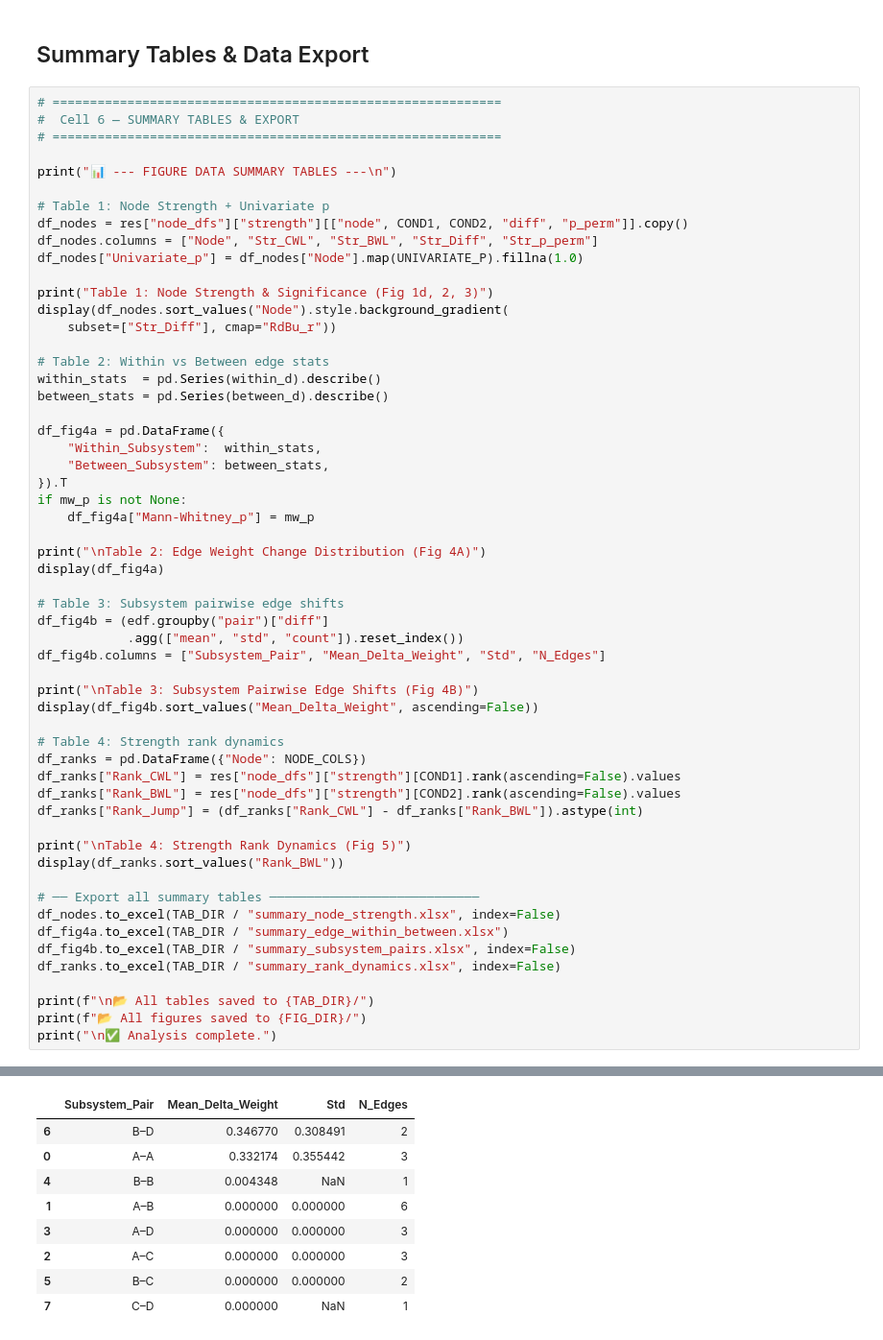
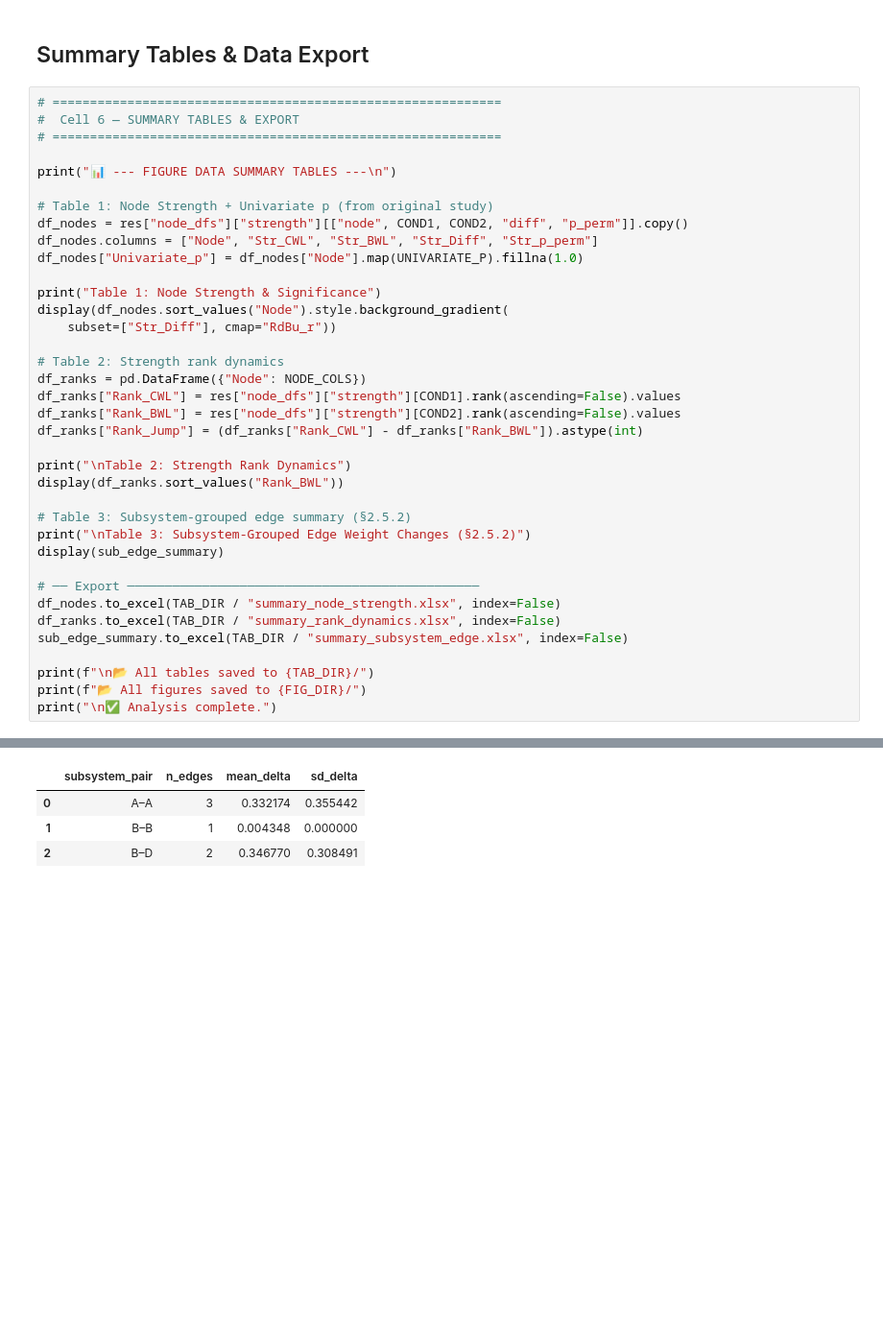
Before and after one commit to YKang97/CAN_network_analysis, a Jupyter notebook: CAN_network_analysis.ipynb, the cells around one changed output, grey strips where cells are left out. Shown: that part at 96% size. Cells and saved outputs as stored; diff of their text form; blank space fills up the shorter version.

```diff
--- a/CAN_network_analysis.ipynb
+++ b/CAN_network_analysis.ipynb
@@ -1123,51 +1084,32 @@ print(f"\n📂 All figures saved to {FIG_DIR}/")
 
 print("📊 --- FIGURE DATA SUMMARY TABLES ---\n")
 
-# Table 1: Node Strength + Univariate p
+# Table 1: Node Strength + Univariate p (from original study)
 df_nodes = res["node_dfs"]["strength"][["node", COND1, COND2, "diff", "p_perm"]].copy()
 df_nodes.columns = ["Node", "Str_CWL", "Str_BWL", "Str_Diff", "Str_p_perm"]
 df_nodes["Univariate_p"] = df_nodes["Node"].map(UNIVARIATE_P).fillna(1.0)
 
-print("Table 1: Node Strength & Significance (Fig 1d, 2, 3)")
+print("Table 1: Node Strength & Significance")
 display(df_nodes.sort_values("Node").style.background_gradient(
     subset=["Str_Diff"], cmap="RdBu_r"))
 
-# Table 2: Within vs Between edge stats
-within_stats  = pd.Series(within_d).describe()
-between_stats = pd.Series(between_d).describe()
-
-df_fig4a = pd.DataFrame({
-    "Within_Subsystem":  within_stats,
-    "Between_Subsystem": between_stats,
-}).T
-if mw_p is not None:
-    df_fig4a["Mann-Whitney_p"] = mw_p
-
-print("\nTable 2: Edge Weight Change Distribution (Fig 4A)")
-display(df_fig4a)
-
-# Table 3: Subsystem pairwise edge shifts
-df_fig4b = (edf.groupby("pair")["diff"]
-            .agg(["mean", "std", "count"]).reset_index())
-df_fig4b.columns = ["Subsystem_Pair", "Mean_Delta_Weight", "Std", "N_Edges"]
-
-print("\nTable 3: Subsystem Pairwise Edge Shifts (Fig 4B)")
-display(df_fig4b.sort_values("Mean_Delta_Weight", ascending=False))
-
-# Table 4: Strength rank dynamics
+# Table 2: Strength rank dynamics
 df_ranks = pd.DataFrame({"Node": NODE_COLS})
 df_ranks["Rank_CWL"] = res["node_dfs"]["strength"][COND1].rank(ascending=False).values
 df_ranks["Rank_BWL"] = res["node_dfs"]["strength"][COND2].rank(ascending=False).values
 df_ranks["Rank_Jump"] = (df_ranks["Rank_CWL"] - df_ranks["Rank_BWL"]).astype(int)
 
-print("\nTable 4: Strength Rank Dynamics (Fig 5)")
+print("\nTable 2: Strength Rank Dynamics")
 display(df_ranks.sort_values("Rank_BWL"))
 
-# ── Export all summary tables ────────────────────────────
+# Table 3: Subsystem-grouped edge summary (§2.5.2)
+print("\nTable 3: Subsystem-Grouped Edge Weight Changes (§2.5.2)")
+display(sub_edge_summary)
+
+# ── Export ───────────────────────────────────────────────
 df_nodes.to_excel(TAB_DIR / "summary_node_strength.xlsx", index=False)
-df_fig4a.to_excel(TAB_DIR / "summary_edge_within_between.xlsx")
-df_fig4b.to_excel(TAB_DIR / "summary_subsystem_pairs.xlsx", index=False)
 df_ranks.to_excel(TAB_DIR / "summary_rank_dynamics.xlsx", index=False)
+sub_edge_summary.to_excel(TAB_DIR / "summary_subsystem_edge.xlsx", index=False)
 
 print(f"\n📂 All tables saved to {TAB_DIR}/")
 print(f"📂 All figures saved to {FIG_DIR}/")
@@ -1192,9 +1139,4 @@ Table 3: Subsystem Pairwise Edge Shifts (Fig 4B)
-|  | Subsystem_Pair | Mean_Delta_Weight | Std | N_Edges |
-| 6 | B–D | 0.346770 | 0.308491 | 2 |
-| 0 | A–A | 0.332174 | 0.355442 | 3 |
-| 4 | B–B | 0.004348 | NaN | 1 |
-| 1 | A–B | 0.000000 | 0.000000 | 6 |
-| 3 | A–D | 0.000000 | 0.000000 | 3 |
-| 2 | A–C | 0.000000 | 0.000000 | 3 |
-| 5 | B–C | 0.000000 | 0.000000 | 2 |
-| 7 | C–D | 0.000000 | NaN | 1 |
+|  | subsystem_pair | n_edges | mean_delta | sd_delta |
+| 0 | A–A | 3 | 0.332174 | 0.355442 |
+| 1 | B–B | 1 | 0.004348 | 0.000000 |
+| 2 | B–D | 2 | 0.346770 | 0.308491 |
```
Also changed, not shown: parts of 8 cells of this notebook.
